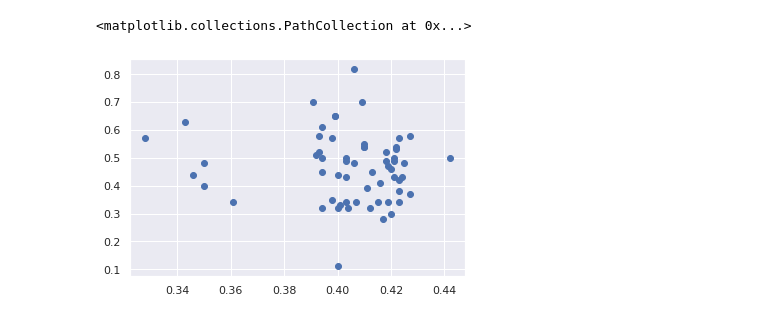
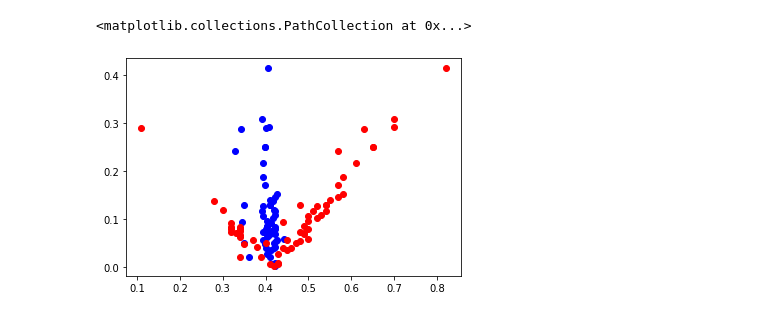
Before and after one commit to luisArthurRodriguesDaSilva/trabalhos-UERJ-analise-de-dados, a Jupyter notebook: experimento_queda_livre.ipynb, the cells around one changed output. Drawn from its saved outputs; the diff is of its cells as text; code cells hidden in the pictures.

```diff
--- a/experimento_queda_livre.ipynb
+++ b/experimento_queda_livre.ipynb
@@ -44,9 +56,10 @@ df.plot.scatter(x='na mão', y='na maquina',c='erro' ,colormap='viridis')
 # %%
 fig, ax = plt.subplots()
-ax.scatter(x=df['na maquina'], y=df['na mão'],c='b')
+ax.scatter(x=df['na maquina'], y=df['erro'],c='b')
+ax.scatter(x=df['na mão'], y=df['erro'],c='r')
 # %% [output]
 <matplotlib.collections.PathCollection at 0x...>
-[figure, old version]
+[figure, new version]
 # %%
 df.plot.hexbin(x='erro', y='na maquina',gridsize=100)
 # %% [output]
```
Also changed, not shown: parts of 7 cells of this notebook.
